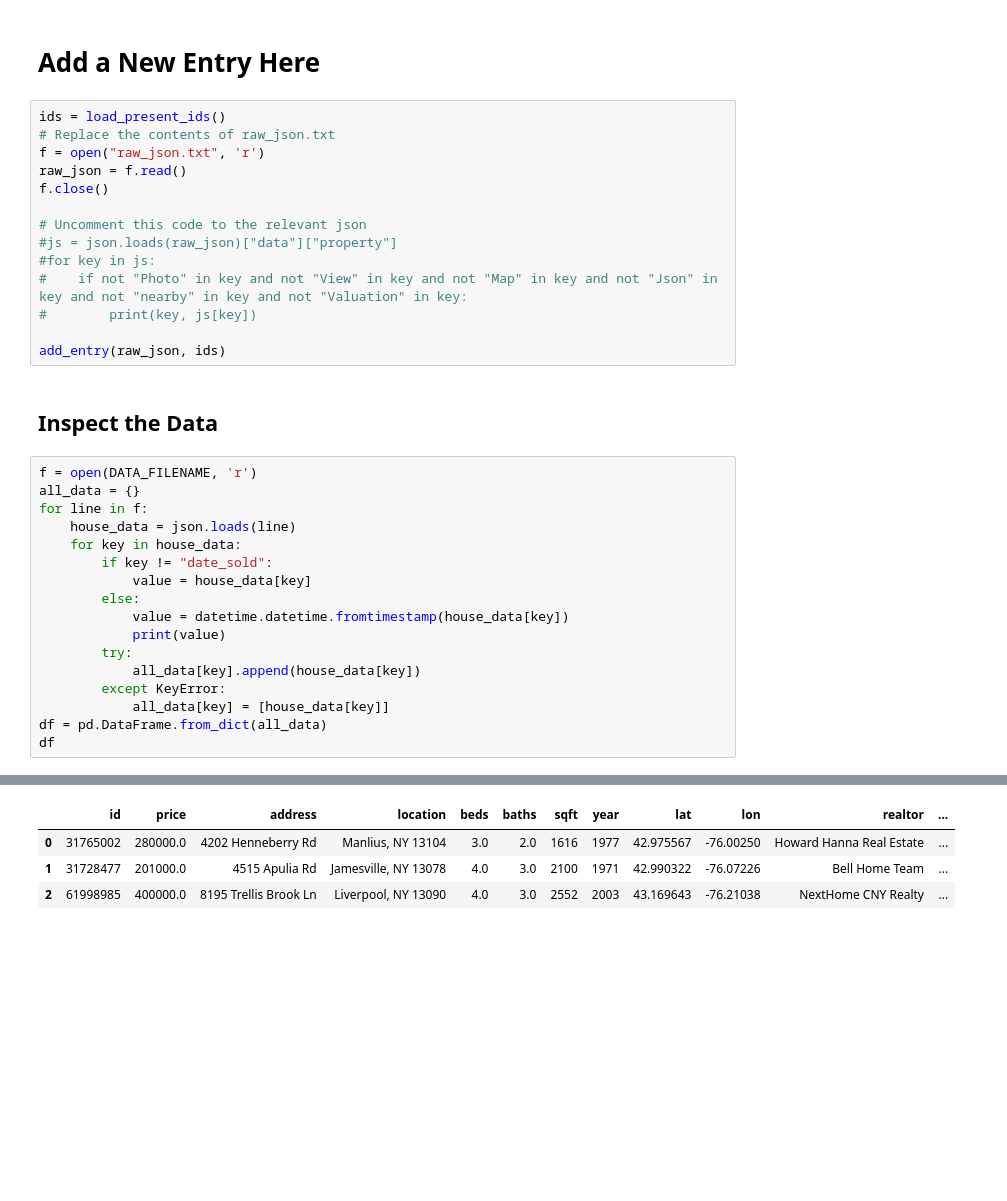
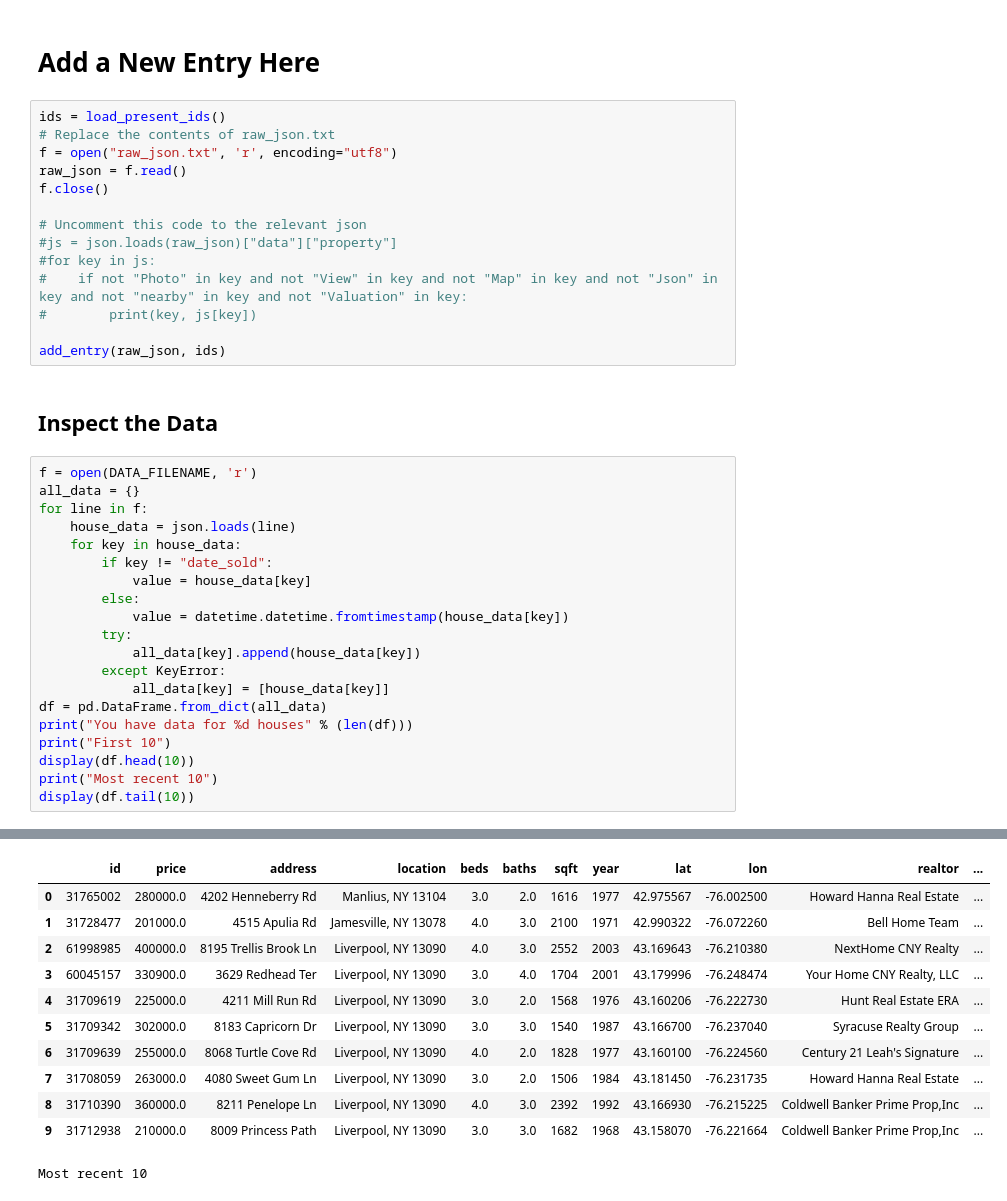
Before and after one commit to marcus-elia/house-sale-data, a Jupyter notebook: HouseData.ipynb, the cells around one changed output, grey strips where cells are left out. Cells and saved outputs as stored; diff of their text form; blank space fills up the shorter version.

```diff
--- a/HouseData.ipynb
+++ b/HouseData.ipynb
@@ -67,7 +68,7 @@ def load_present_ids():
 # %%
 ids = load_present_ids()
 # Replace the contents of raw_json.txt
-f = open("raw_json.txt", 'r')
+f = open("raw_json.txt", 'r', encoding="utf8")
 raw_json = f.read()
 f.close()
 
@@ -90,11 +91,14 @@ for line in f:
             value = house_data[key]
         else:
             value = datetime.datetime.fromtimestamp(house_data[key])
-            print(value)
         try:
             all_data[key].append(house_data[key])
         except KeyError:
             all_data[key] = [house_data[key]]
 df = pd.DataFrame.from_dict(all_data)
-df
+print("You have data for %d houses" % (len(df)))
+print("First 10")
+display(df.head(10))
+print("Most recent 10")
+display(df.tail(10))
 # %% [output]
@@ -104,4 +107,12 @@ df
 |  | id | price | address | location | beds | baths | sqft | year | lat | lon | realtor | ... |
-| 0 | 31765002 | 280000.0 | 4202 Henneberry Rd | Manlius, NY 13104 | 3.0 | 2.0 | 1616 | 1977 | 42.975567 | -76.00250 | Howard Hanna Real Estate | ... |
-| 1 | 31728477 | 201000.0 | 4515 Apulia Rd | Jamesville, NY 13078 | 4.0 | 3.0 | 2100 | 1971 | 42.990322 | -76.07226 | Bell Home Team | ... |
-| 2 | 61998985 | 400000.0 | 8195 Trellis Brook Ln | Liverpool, NY 13090 | 4.0 | 3.0 | 2552 | 2003 | 43.169643 | -76.21038 | NextHome CNY Realty | ... |
+| 0 | 31765002 | 280000.0 | 4202 Henneberry Rd | Manlius, NY 13104 | 3.0 | 2.0 | 1616 | 1977 | 42.975567 | -76.002500 | Howard Hanna Real Estate | ... |
+| 1 | 31728477 | 201000.0 | 4515 Apulia Rd | Jamesville, NY 13078 | 4.0 | 3.0 | 2100 | 1971 | 42.990322 | -76.072260 | Bell Home Team | ... |
+| 2 | 61998985 | 400000.0 | 8195 Trellis Brook Ln | Liverpool, NY 13090 | 4.0 | 3.0 | 2552 | 2003 | 43.169643 | -76.210380 | NextHome CNY Realty | ... |
+| 3 | 60045157 | 330900.0 | 3629 Redhead Ter | Liverpool, NY 13090 | 3.0 | 4.0 | 1704 | 2001 | 43.179996 | -76.248474 | Your Home CNY Realty, LLC | ... |
+| 4 | 31709619 | 225000.0 | 4211 Mill Run Rd | Liverpool, NY 13090 | 3.0 | 2.0 | 1568 | 1976 | 43.160206 | -76.222730 | Hunt Real Estate ERA | ... |
+| 5 | 31709342 | 302000.0 | 8183 Capricorn Dr | Liverpool, NY 13090 | 3.0 | 3.0 | 1540 | 1987 | 43.166700 | -76.237040 | Syracuse Realty Group | ... |
+| 6 | 31709639 | 255000.0 | 8068 Turtle Cove Rd | Liverpool, NY 13090 | 4.0 | 2.0 | 1828 | 1977 | 43.160100 | -76.224560 | Century 21 Leah's Signature | ... |
+| 7 | 31708059 | 263000.0 | 4080 Sweet Gum Ln | Liverpool, NY 13090 | 3.0 | 2.0 | 1506 | 1984 | 43.181450 | -76.231735 | Howard Hanna Real Estate | ... |
+| 8 | 31710390 | 360000.0 | 8211 Penelope Ln | Liverpool, NY 13090 | 4.0 | 3.0 | 2392 | 1992 | 43.166930 | -76.215225 | Coldwell Banker Prime Prop,Inc | ... |
+| 9 | 31712938 | 210000.0 | 8009 Princess Path | Liverpool, NY 13090 | 3.0 | 3.0 | 1682 | 1968 | 43.158070 | -76.221664 | Coldwell Banker Prime Prop,Inc | ... |
+Most recent 10
```
Also changed, not shown: parts of 6 cells of this notebook.
